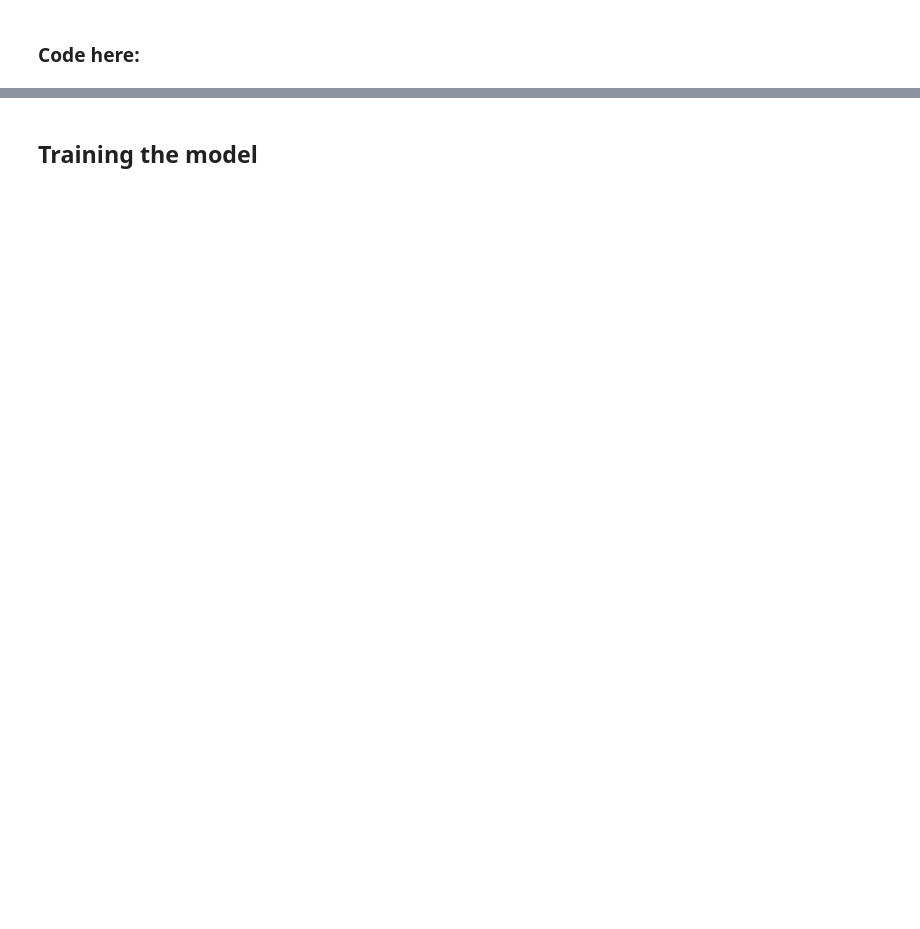
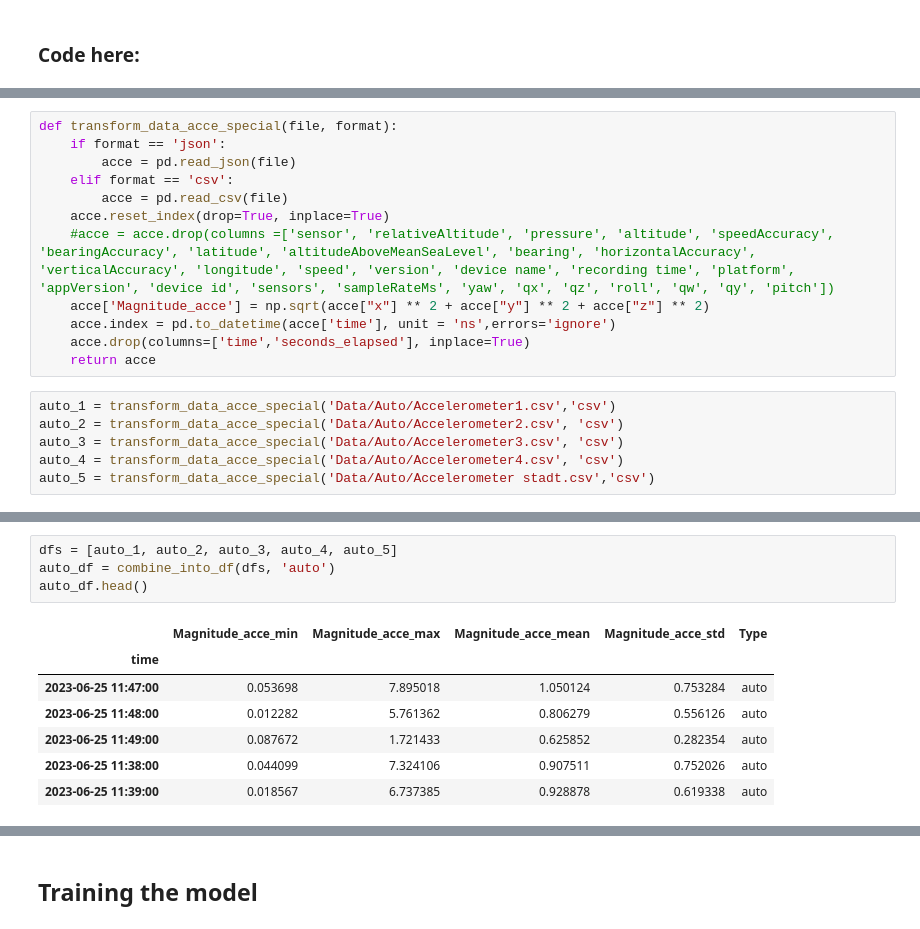
Before and after one commit to or81ynez/MaennerML, a Jupyter notebook: Maenner.ipynb, the cells around one changed output, grey strips where cells are left out. Cells and saved outputs as stored; diff of their text form; blank space fills up the shorter version.

```diff
--- a/Maenner.ipynb
+++ b/Maenner.ipynb
@@ -272,0 +404,18 @@ fahrrad_df.head()
+# %%
+def transform_data_acce_special(file, format):
+    if format == 'json':
+        acce = pd.read_json(file)
+    elif format == 'csv':
+        acce = pd.read_csv(file)
+    acce.reset_index(drop=True, inplace=True)
+    #acce = acce.drop(columns =['sensor', 'relativeAltitude', 'pressure', 'altitude', 'speedAccuracy', 'bearingAccuracy', 'latitude', 'altitudeAboveMeanSeaLevel', 'bearing', 'horizontalAccuracy', 'verticalAccuracy', 'longitude', 'speed', 'version', 'device name', 'recording time', 'platform', 'appVersion', 'device id', 'sensors', 'sampleRateMs', 'yaw', 'qx', 'qz', 'roll', 'qw', 'qy', 'pitch'])
+    acce['Magnitude_acce'] = np.sqrt(acce["x"] ** 2 + acce["y"] ** 2 + acce["z"] ** 2)
+    acce.index = pd.to_datetime(acce['time'], unit = 'ns',errors='ignore')
+    acce.drop(columns=['time','seconds_elapsed'], inplace=True)
+    return acce
+# %%
+auto_1 = transform_data_acce_special('Data/Auto/Accelerometer1.csv','csv')
+auto_2 = transform_data_acce_special('Data/Auto/Accelerometer2.csv', 'csv')
+auto_3 = transform_data_acce_special('Data/Auto/Accelerometer3.csv', 'csv')
+auto_4 = transform_data_acce_special('Data/Auto/Accelerometer4.csv', 'csv')
+auto_5 = transform_data_acce_special('Data/Auto/Accelerometer stadt.csv','csv')
@@ -272,0 +432,12 @@ fahrrad_df.head()
+# %%
+dfs = [auto_1, auto_2, auto_3, auto_4, auto_5]
+auto_df = combine_into_df(dfs, 'auto')
+auto_df.head()
+# %% [output]
+|  | Magnitude_acce_min | Magnitude_acce_max | Magnitude_acce_mean | Magnitude_acce_std | Type |
+| time |  |  |  |  |  |
+| 2023-06-25 11:47:00 | 0.053698 | 7.895018 | 1.050124 | 0.753284 | auto |
+| 2023-06-25 11:48:00 | 0.012282 | 5.761362 | 0.806279 | 0.556126 | auto |
+| 2023-06-25 11:49:00 | 0.087672 | 1.721433 | 0.625852 | 0.282354 | auto |
+| 2023-06-25 11:38:00 | 0.044099 | 7.324106 | 0.907511 | 0.752026 | auto |
+| 2023-06-25 11:39:00 | 0.018567 | 6.737385 | 0.928878 | 0.619338 | auto |
```
Also changed, not shown: parts of 68 cells of this notebook, 35 other files.
